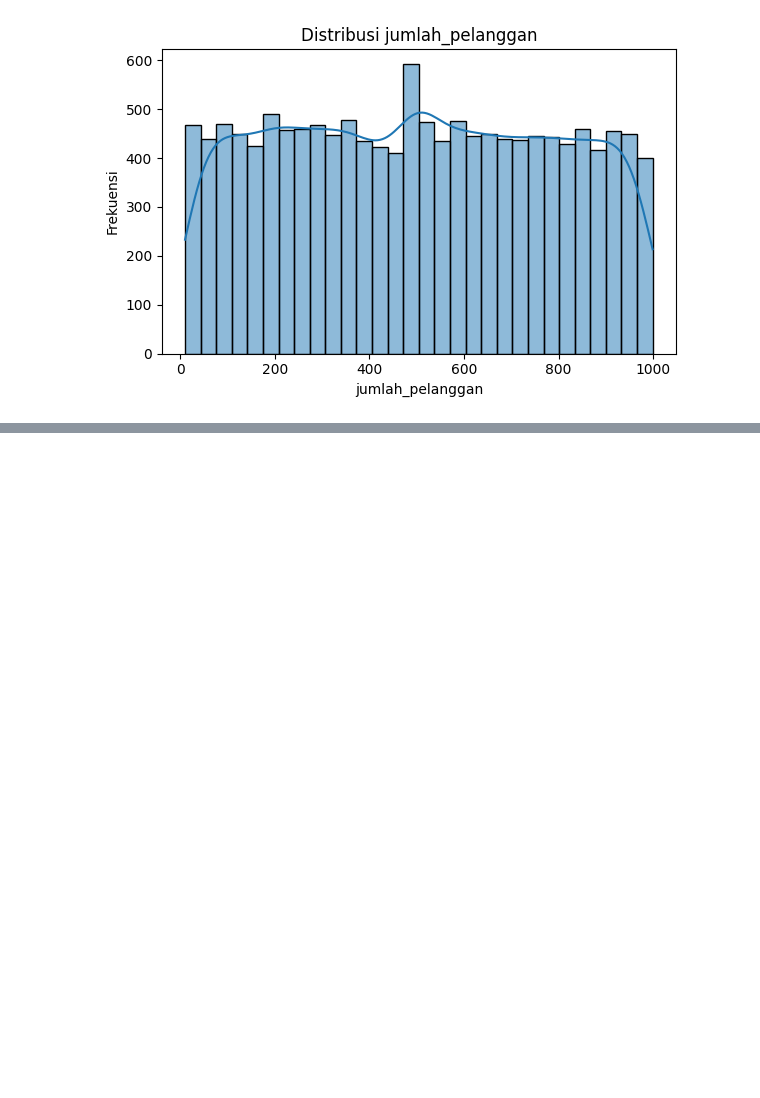
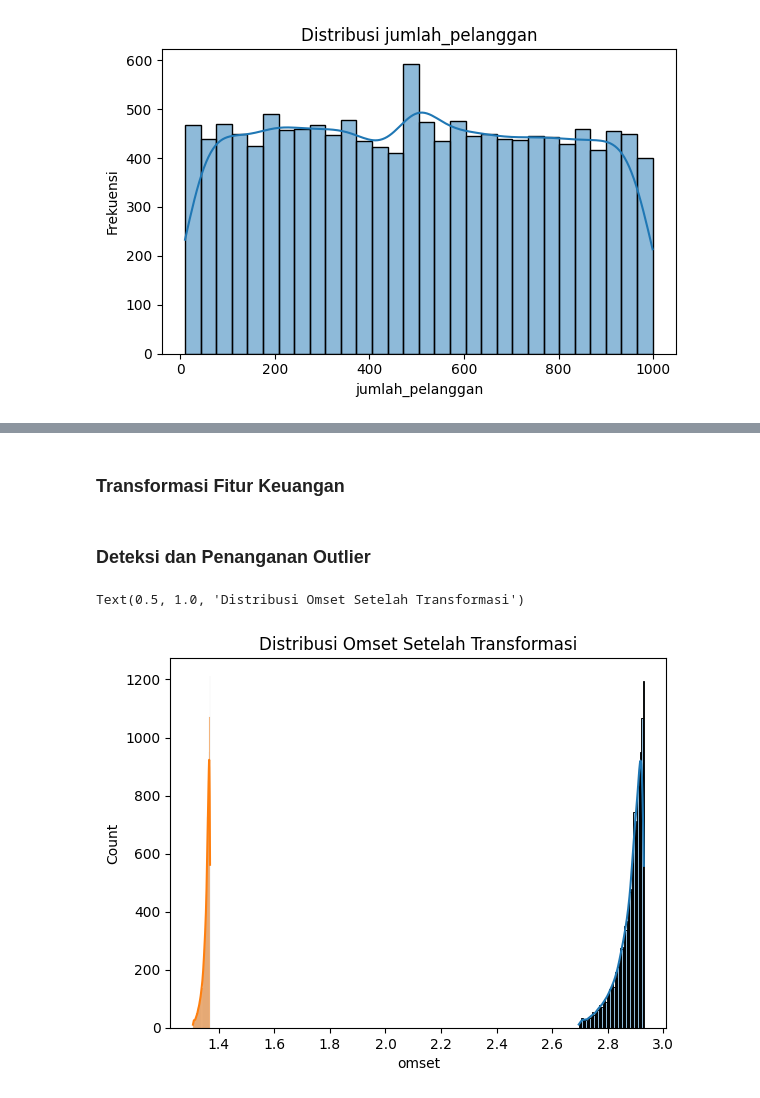
Before and after one commit to ProfDARA/dukunisasi_umkm, a Jupyter notebook: dukunisasiUMKM.ipynb, the cells around one changed output, grey strips where cells are left out. Saved outputs shown, nothing was run; the diff lists cells and outputs as text; code cells hidden in the pictures; blank space fills up the shorter version.

Commit message:
lagi bosan, penasaran analisa data UMKM bisnis yang enak apa

```diff
--- a/dukunisasiUMKM.ipynb
+++ b/dukunisasiUMKM.ipynb
@@ -368,0 +373,11 @@ Data siap digunakan untuk proses feature engineering dan modeling.
+# %% [markdown]
+### Transformasi Fitur Keuangan
+# %%
+# Transformasi logaritmik untuk mengatasi skewness
+# skewness adalah kondisi di mana distribusi data tidak simetris, sehingga dapat mempengaruhi performa model
+# Transformasi logaritmik membantu mengurangi skewness dan membuat distribusi lebih normal
+
+for col in ['aset', 'omset', 'laba', 'biaya_karyawan', 'jumlah_pelanggan']:
+    df[col] = df[col].apply(lambda x: np.log1p(x) if x > 0 else 0)
+# %% [markdown]
+### Deteksi dan Penanganan Outlier
@@ -368,0 +390,9 @@ Data siap digunakan untuk proses feature engineering dan modeling.
+# %%
+sns.histplot(df['omset'], kde=True)
+plt.title("Distribusi Omset Sebelum Transformasi")
+
+sns.histplot(np.log1p(df['omset']), kde=True)
+plt.title("Distribusi Omset Setelah Transformasi")
+# %% [output]
+Text(0.5, 1.0, 'Distribusi Omset Setelah Transformasi')
+[figure, added]
```
Also changed, not shown: parts of 18 cells of this notebook.
